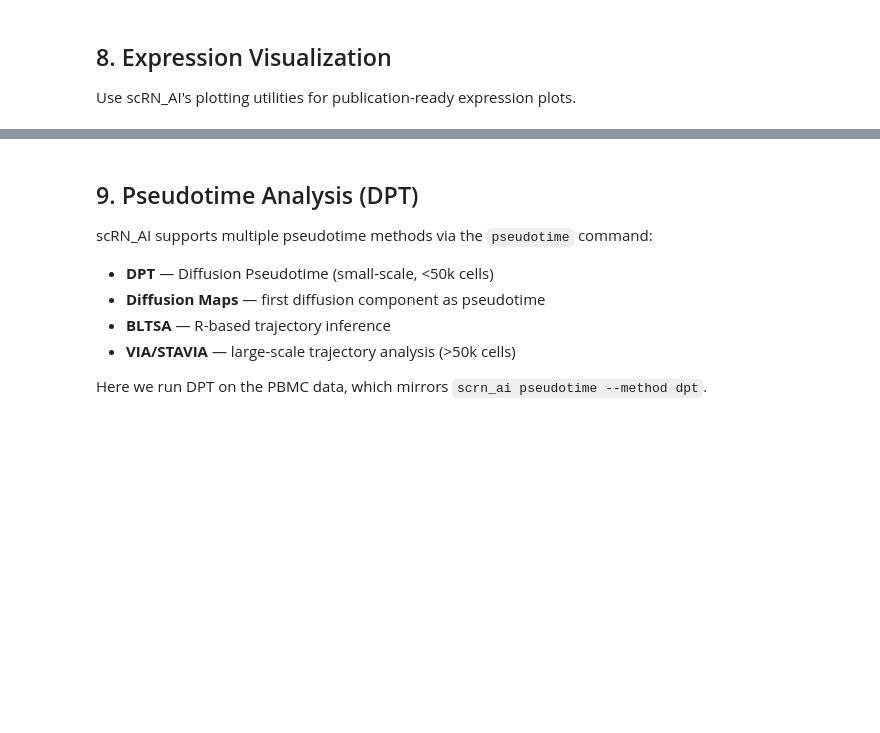
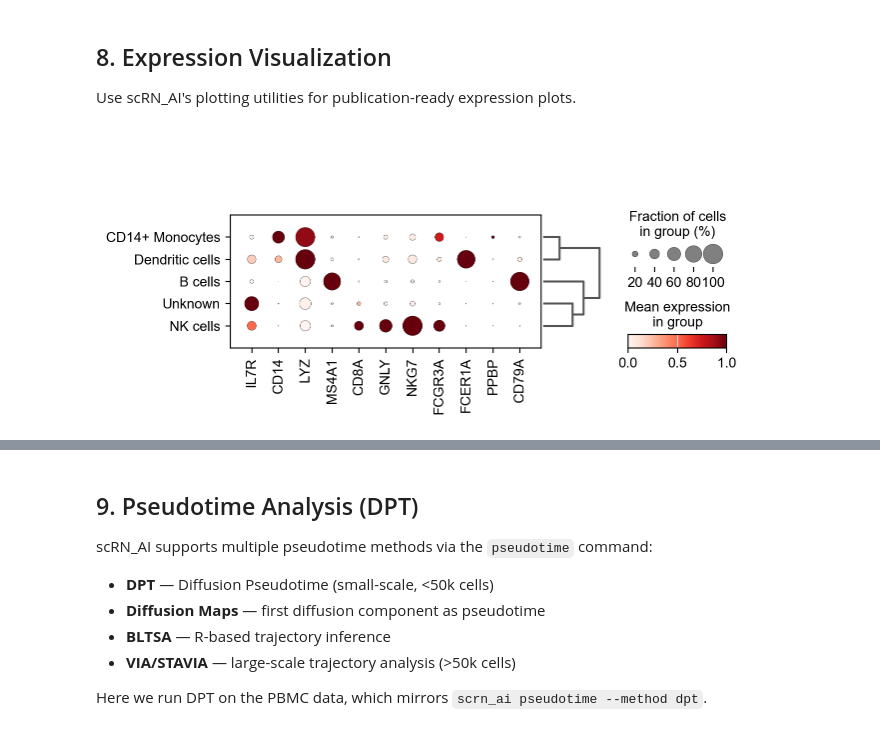
Before and after one commit to pgrady1322/scRN_AI, a Jupyter notebook: examples/pbmc3k_pipeline_demo.ipynb, the cells around one changed output, grey strips where cells are left out. Drawn from its saved outputs; the diff is of its cells as text; code cells hidden in the pictures; blank space fills up the shorter version.

```diff
--- a/examples/pbmc3k_pipeline_demo.ipynb
+++ b/examples/pbmc3k_pipeline_demo.ipynb
@@ -268,11 +321,16 @@ Use scRN_AI's plotting utilities for publication-ready expression plots.
 # %%
 # Dot plot of canonical markers across cell types
 display_genes = [g for g in ["IL7R", "CD14", "LYZ", "MS4A1", "CD8A", "GNLY", "NKG7",
                               "FCGR3A", "FCER1A", "PPBP", "CD79A"]
                  if g in adata.raw.var_names]
 
+# Pre-compute dendrogram so dotplot / stacked_violin don't warn
+sc.tl.dendrogram(adata, groupby="cell_type")
+
 sc.pl.dotplot(adata, var_names=display_genes, groupby="cell_type", use_raw=True,
               dendrogram=True, standard_scale="var")
+# %% [output]
+[figure, added]
 # %%
 # Stacked violin of the same markers
 sc.pl.stacked_violin(adata, var_names=display_genes, groupby="cell_type", use_raw=True,
```
Also changed, not shown: parts of 23 cells of this notebook, 8 other files.
